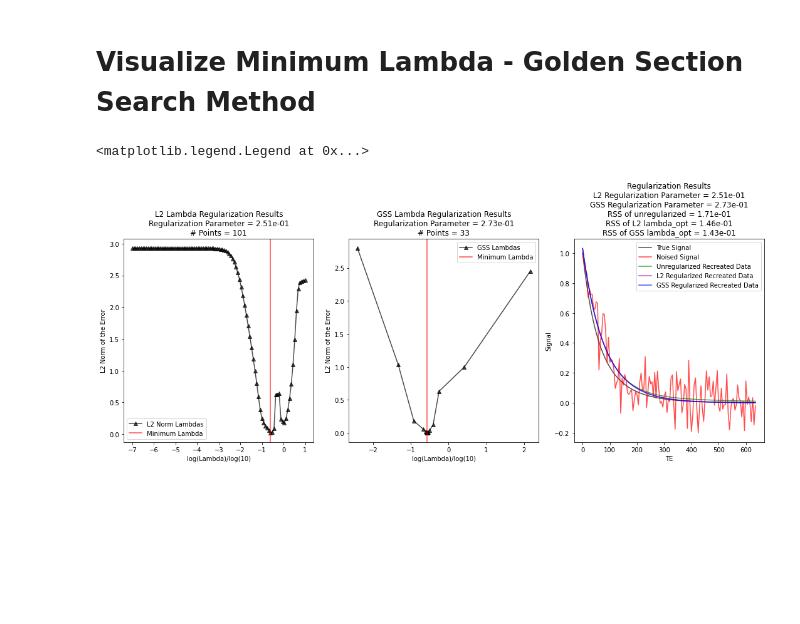
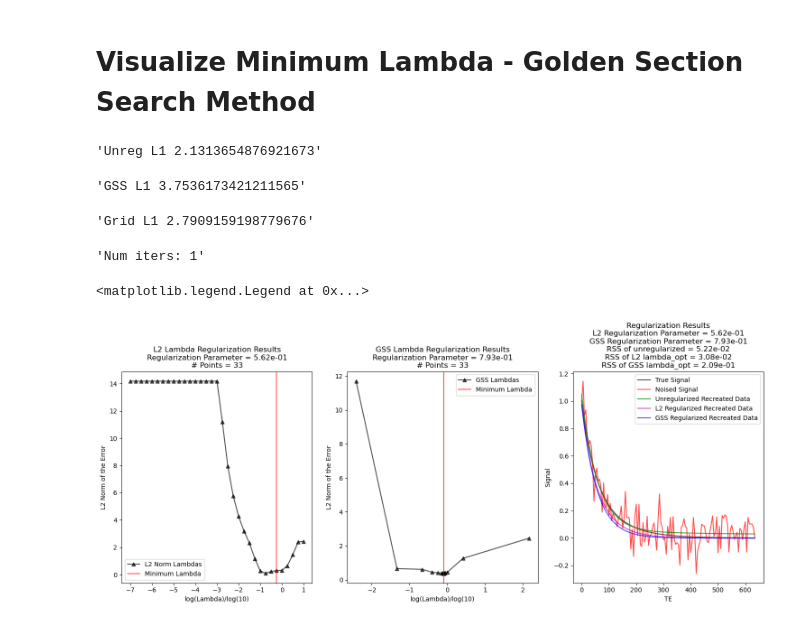
Before and after one commit to Griffin997/OptimalRegularizer, a Jupyter notebook: Generate_LambdaOpt.ipynb, the cells around one changed output. Cells and saved outputs as stored; diff of their text form; code cells hidden in the pictures; blank space fills up the shorter version.

Commit message:
Simulate Noise Realizations

```diff
--- a/Generate_LambdaOpt.ipynb
+++ b/Generate_LambdaOpt.ipynb
@@ -272,8 +275,10 @@ def min_bias_estimates(c1, c2, T21, T22, n=100, lambdas = np.logspace(-7,3, 51),
     return agg_bias, agg_variance, agg_MSE, np.array(min_bias_lambdas)
 # %% [markdown]
 # Visualize Minimum Lambda - Grid Method
+# %%
+plt.style.use('default')
 # %%
-lambdas_test = np.logspace(-7, 1, 101)
+lambdas_test = np.logspace(-7, 1, 33)
 
 noise_sd = 1/10
 
@@ -344,55 +349,90 @@ T22 = 100
 
 noiseless_curve = G(tdata, c1, c2, T21, T22)
 
-data = noiseless_curve + noise(noise_sd)
-data = data/data[0]
 
-unreg_params = estimate_parameters(data, 0)
+def loops(c1,c2,T21,T22, curve):
+    recreated_RSS = 0
+    recreated_RSS_L2 = 0
+    counter = 0
 
-opt_params, min_error_lambda, lambda_list, error_array = find_minLambda_GSS(data, c1, c2, T21, T22, lambdaB = 5)
-opt_params_L2, min_error_lambda_L2, error_array_L2 = find_minLambda_omni_L2(data, c1, c2, T21, T22, lambdas = lambdas_test)
 
-lamda_list_ind_sort = np.argsort(lambda_list)
-lambda_list_sorted = np.take_along_axis(np.array(lambda_list), lamda_list_ind_sort, axis=0)
-error_array_sorted = np.take_along_axis(np.array(error_array), lamda_list_ind_sort, axis=0)
+    while recreated_RSS <= recreated_RSS_L2:
+        np.random.seed(counter)
+        data = curve + noise(noise_sd)
 
-unreg_curve = G(tdata, *unreg_params)
-recreated_curve = G(tdata, *opt_params)
-recreated_curve_L2 = G(tdata, *opt_params_L2)
 
-unreg_RSS = np.sum((noiseless_curve - unreg_curve)**2)
-recreated_RSS = np.sum((noiseless_curve - recreated_curve)**2)
-recreated_RSS_L2 = np.sum((noiseless_curve - recreated_curve_L2)**2)
+        data = data/data[0]
+
+        unreg_params = estimate_parameters(data, 0)
+
+        opt_params, min_error_lambda, lambda_list, error_array = find_minLambda_GSS(data, c1, c2, T21, T22, lambdaB = 5)
+        opt_params_L2, min_error_lambda_L2, error_array_L2 = find_minLambda_omni_L2(data, c1, c2, T21, T22, lambdas = lambdas_test)
+
+        lamda_list_ind_sort = np.argsort(lambda_list)
+        lambda_list_sorted = np.take_along_axis(np.array(lambda_list), lamda_list_ind_sort, axis=0)
+        error_array_sorted = np.take_along_axis(np.array(error_array), lamda_list_ind_sort, axis=0)
+
+        unreg_curve = G(tdata, *unreg_params)
+        recreated_curve = G(tdata, *opt_params)
+        recreated_curve_L2 = G(tdata, *opt_params_L2)
+
+        unreg_RSS = np.sum((noiseless_curve - unreg_curve)**2)
+        recreated_RSS = np.sum((noiseless_curve - recreated_curve)**2)
+        recreated_RSS_L2 = np.sum((noiseless_curve - recreated_curve_L2)**2)
+        unreg_RSS_L1 = np.sum(np.abs(noiseless_curve - unreg_curve))
+        recreated_RSS_L1 = np.sum(np.abs(noiseless_curve - recreated_curve))
+        recreated_RSS_L2_L1 = np.sum(np.abs(noiseless_curve - recreated_curve_L2))
+
+        counter += 1
+    if counter > 200:
+        assert False
+
+    return unreg_RSS, recreated_RSS, recreated_LSS_L2, recreated_curve, recreated_curve_L2, unreg_RSS_L1, recreated_RSS_L1, recreated_RSS_L2_L1, lamda_list_ind_sort, lambda_list_sorted, error_array_sorted, min_error_lambda, min_error_lambda_L2, counter
+
+
+unreg_RSS, recreated_RSS, recreated_LSS_L2, recreated_curve, recreated_curve_L2, unreg_RSS_L1, recreated_RSS_L1, recreated_RSS_L2_L1, lamda_list_ind_sort, lambda_list_sorted, error_array_sorted, min_error_lambda, min_error_lambda_L2, counter = loops(c1,c2,T22,T21, noiseless_curve)
+
+
+display(f"Unreg L1 {unreg_RSS_L1}")
+display(f"GSS L1 {recreated_RSS_L1}")
+display(f"Grid L1 {recreated_RSS_L2_L1}")
+display(f"Num iters: {counter}")
+
+
 
 fig, ax = plt.subplots(1,3,figsize=(15,6.5), tight_layout=True)
 ax[0].plot(np.log10(lambdas_test), error_array_L2, label = 'L2 Norm Lambdas', alpha = 0.7, color ='k', ls = '-', marker = '^')
 ax[0].axvline(x=np.log10(min_error_lambda_L2), label = 'Minimum Lambda', alpha = 0.7, color ='r', ls = '-')
 ax[0].set_xlabel('log(Lambda)/log(10)')
 ax[0].set_ylabel('L2 Norm of the Error')
 ax[0].set_title('L2 Lambda Regularization Results' + '\nRegularization Parameter = ' + "{:.2e}".format(min_error_lambda_L2) + '\n# Points = ' + str(np.size(lambdas_test)))
 ax[0].legend()
 
 ax[1].plot(np.log10(lambda_list_sorted), error_array_sorted, label = 'GSS Lambdas', alpha = 0.7, color ='k', ls = '-', marker = '^')
 ax[1].axvline(x=np.log10(min_error_lambda), label = 'Minimum Lambda', alpha = 0.7, color ='r', ls = '-')
 ax[1].set_xlabel('log(Lambda)/log(10)')
 ax[1].set_ylabel('L2 Norm of the Error')
 ax[1].set_title('GSS Lambda Regularization Results' + '\nRegularization Parameter = ' + "{:.2e}".format(min_error_lambda) + '\n# Points = ' + str(np.size(lambda_list_sorted)))
 ax[1].legend()
 
 
 ax[2].plot(tdata, noiseless_curve, label = 'True Signal', alpha = 0.7, color ='k', ls = '-')
 ax[2].plot(tdata, data, label = 'Noised Signal', alpha = 0.7, color ='r', ls = '-')
 ax[2].plot(tdata, unreg_curve, label = 'Unregularized Recreated Data', alpha = 0.7, color ='g', ls = '-')
 ax[2].plot(tdata, recreated_curve_L2, label = 'L2 Regularized Recreated Data', alpha = 0.7, color ='m', ls = '-')
 ax[2].plot(tdata, recreated_curve, label = 'GSS Regularized Recreated Data', alpha = 0.7, color ='b', ls = '-')
 ax[2].set_xlabel('TE')
 ax[2].set_ylabel('Signal')
 ax[2].set_title('Regularization Results' + '\nL2 Regularization Parameter = ' + "{:.2e}".format(min_error_lambda_L2) +
             '\nGSS Regularization Parameter = ' + "{:.2e}".format(min_error_lambda) +
             '\nRSS of unregularized = ' + "{:.2e}".format(unreg_RSS) +
             '\nRSS of L2 lambda_opt = ' + "{:.2e}".format(recreated_RSS_L2) +
             '\nRSS of GSS lambda_opt = ' + "{:.2e}".format(recreated_RSS))
 ax[2].legend()
 # %% [output]
-<matplotlib.legend.Legend at 0x...>
+'Unreg L1 2.1313654876921673'
+'GSS L1 3.7536173421211565'
+'Grid L1 2.7909159198779676'
+'Num iters: 1'
+<matplotlib.legend.Legend at 0x...>
-[figure, old version]
+[figure, new version]
```
Also changed, not shown: parts of 10 cells of this notebook.
